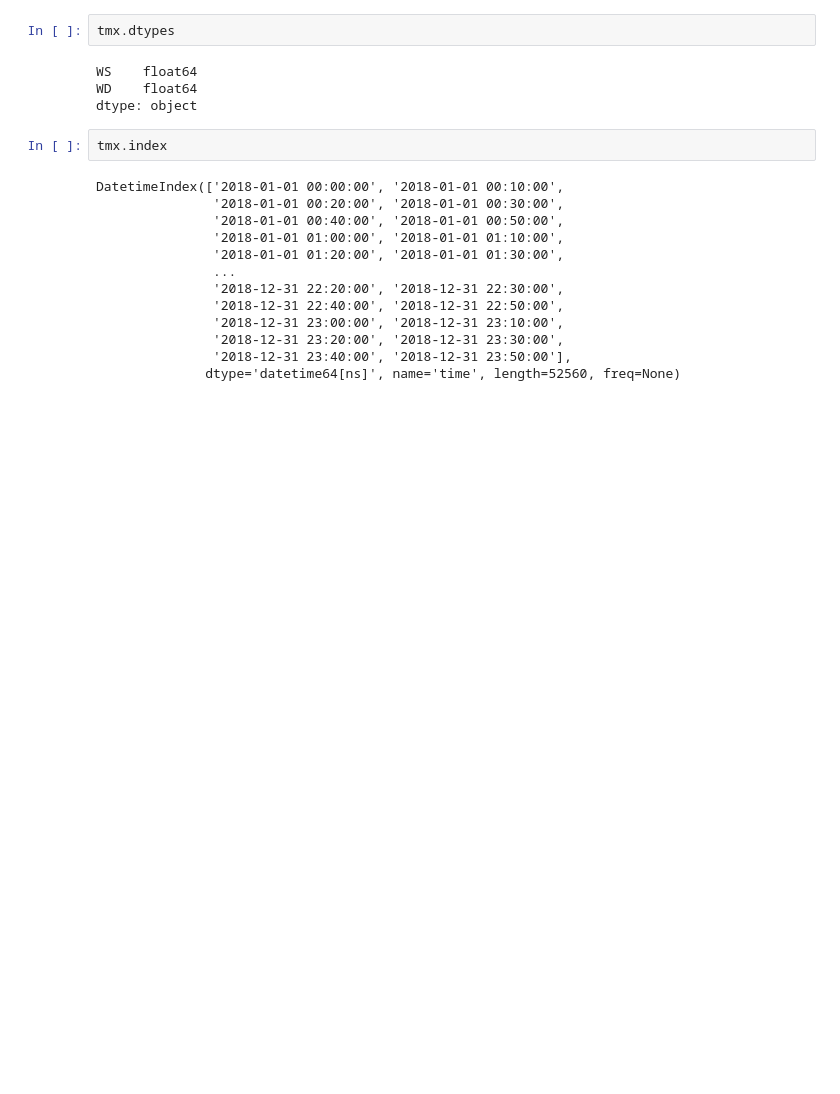
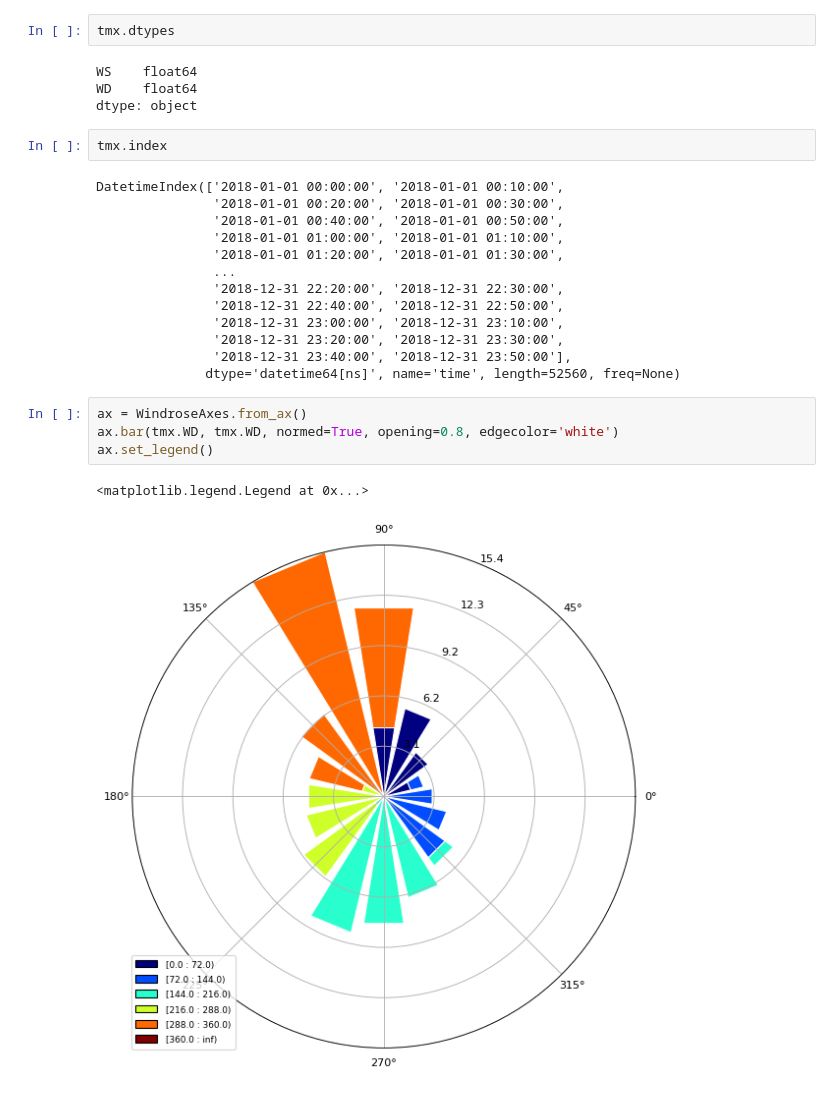
Before and after one commit to AltamarMx/mas20problemas, a Jupyter notebook: notebooks/04_RosaVientos.ipynb, the cells around one changed output. Saved outputs shown, nothing was run; the diff lists cells and outputs as text; blank space fills up the shorter version.

```diff
--- a/notebooks/04_RosaVientos.ipynb
+++ b/notebooks/04_RosaVientos.ipynb
@@ -49,3 +49,10 @@ DatetimeIndex(['2018-01-01 00:00:00', '2018-01-01 00:10:00',
                '2018-12-31 23:20:00', '2018-12-31 23:30:00',
                '2018-12-31 23:40:00', '2018-12-31 23:50:00'],
               dtype='datetime64[ns]', name='time', length=52560, freq=None)
+# %%
+ax = WindroseAxes.from_ax()
+ax.bar(tmx.WD, tmx.WD, normed=True, opening=0.8, edgecolor='white')
+ax.set_legend()
+# %% [output]
+<matplotlib.legend.Legend at 0x...>
+[figure, added]
```
Also changed, not shown: 1 other file.
